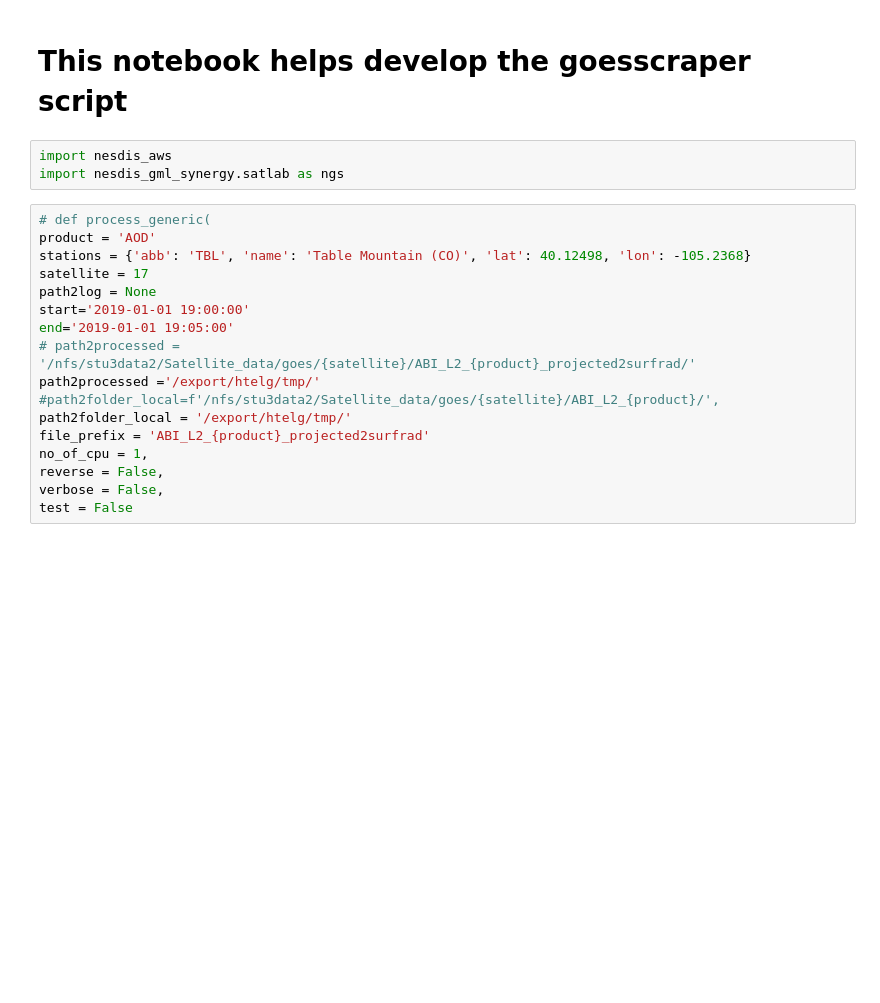
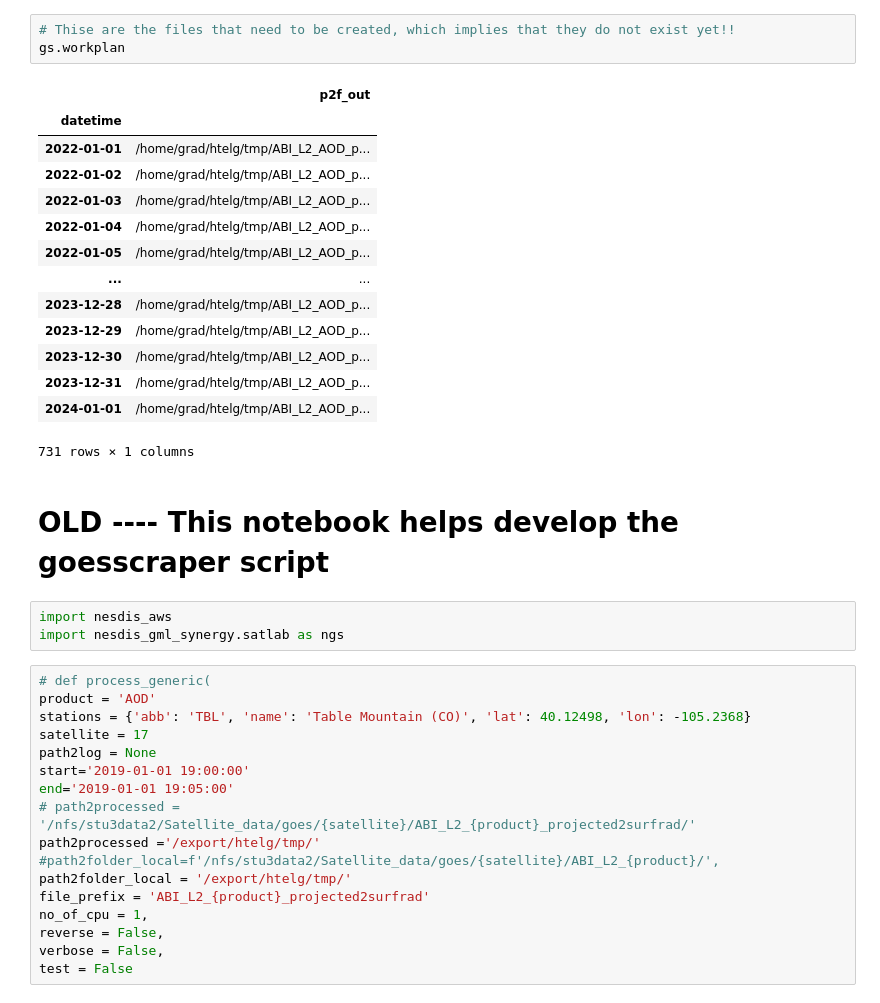
Before and after one commit to hagne/GeoLeoXtract, a Jupyter notebook: examples/scraper_goes.ipynb, the cells around one changed output. Cells and saved outputs as stored; diff of their text form; blank space fills up the shorter version.

```diff
--- a/examples/goesscraper_by_hand.ipynb
+++ b/examples/scraper_goes.ipynb
@@ -1,5 +39,23 @@
+# %%
+# Thise are the files that need to be created, which implies that they do not exist yet!!
+gs.workplan
+# %% [output]
+|  | p2f_out |
+| datetime |  |
+| 2022-01-01 | /home/grad/htelg/tmp/ABI_L2_AOD_p... |
+| 2022-01-02 | /home/grad/htelg/tmp/ABI_L2_AOD_p... |
+| 2022-01-03 | /home/grad/htelg/tmp/ABI_L2_AOD_p... |
+| 2022-01-04 | /home/grad/htelg/tmp/ABI_L2_AOD_p... |
+| 2022-01-05 | /home/grad/htelg/tmp/ABI_L2_AOD_p... |
+| ... | ... |
+| 2023-12-28 | /home/grad/htelg/tmp/ABI_L2_AOD_p... |
+| 2023-12-29 | /home/grad/htelg/tmp/ABI_L2_AOD_p... |
+| 2023-12-30 | /home/grad/htelg/tmp/ABI_L2_AOD_p... |
+| 2023-12-31 | /home/grad/htelg/tmp/ABI_L2_AOD_p... |
+| 2024-01-01 | /home/grad/htelg/tmp/ABI_L2_AOD_p... |
+731 rows × 1 columns
 # %% [markdown]
-# This notebook helps develop the goesscraper script
+# OLD ---- This notebook helps develop the goesscraper script
 # %%
 import nesdis_aws
 import nesdis_gml_synergy.satlab as ngs
```
Also changed, not shown: parts of 5 cells of this notebook, 12 other files.
